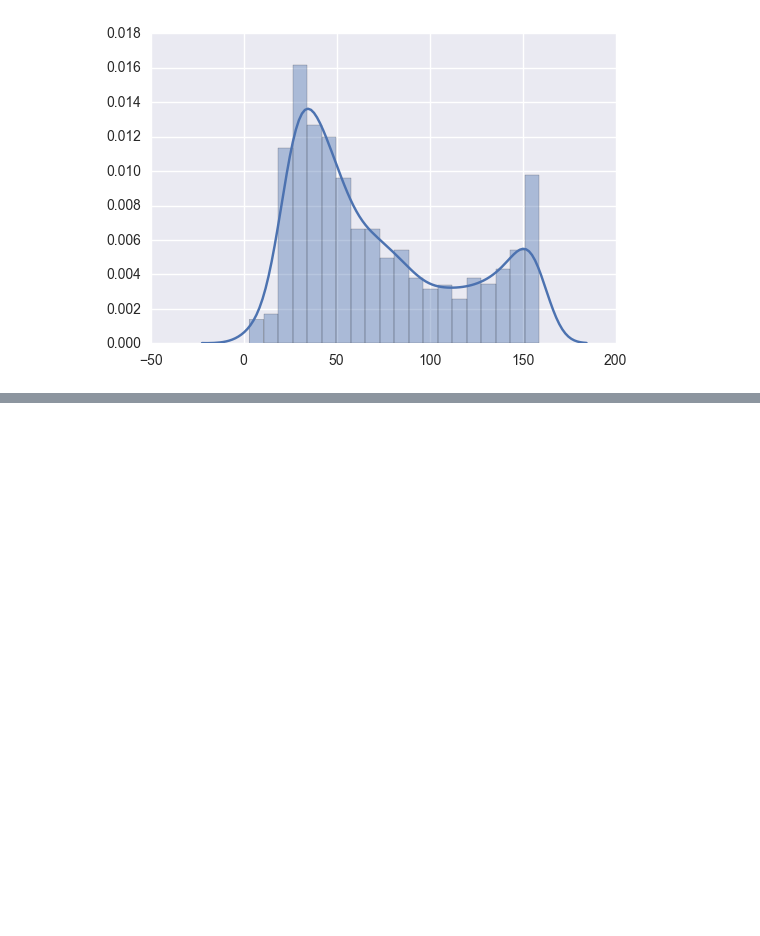
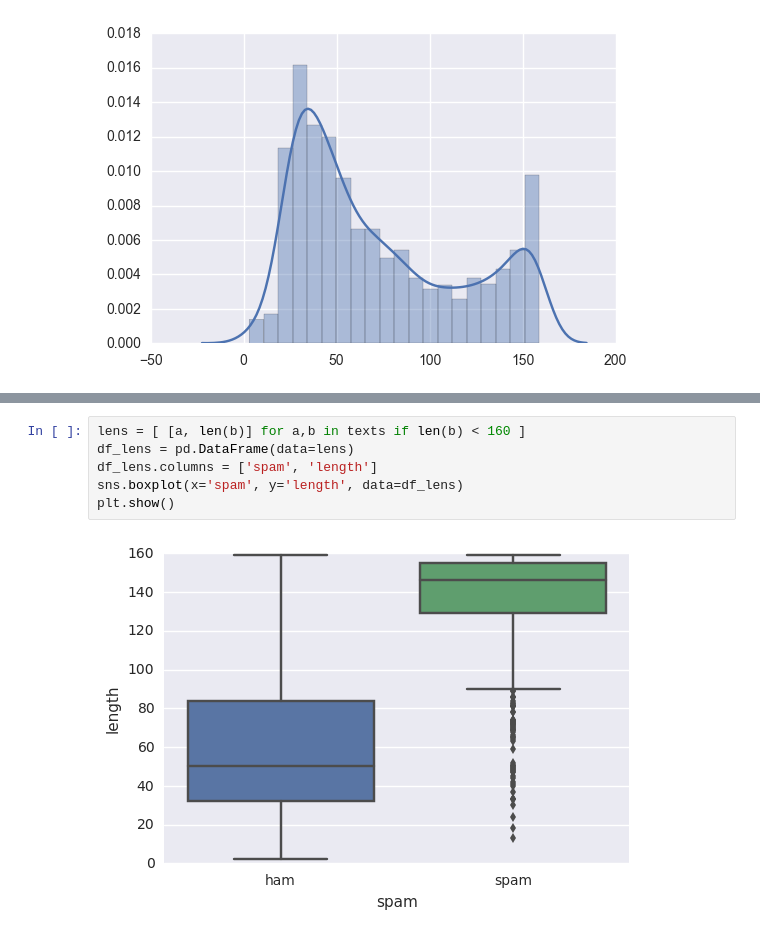
Before and after one commit to LukeWood/SpamVsHamDataAnalysis, a Jupyter notebook: DraftReport-2.ipynb, the cells around one changed output, grey strips where cells are left out. Cells and saved outputs as stored; diff of their text form; blank space fills up the shorter version.

Commit message:
add box/violin plots

```diff
--- a/DraftReport-2.ipynb
+++ b/DraftReport-2.ipynb
@@ -216,0 +220,8 @@ plt.show()
+# %%
+lens = [ [a, len(b)] for a,b in texts if len(b) < 160 ]
+df_lens = pd.DataFrame(data=lens)
+df_lens.columns = ['spam', 'length']
+sns.boxplot(x='spam', y='length', data=df_lens)
+plt.show()
+# %% [output]
+[figure, added]
```
Also changed, not shown: parts of 4 cells of this notebook.
